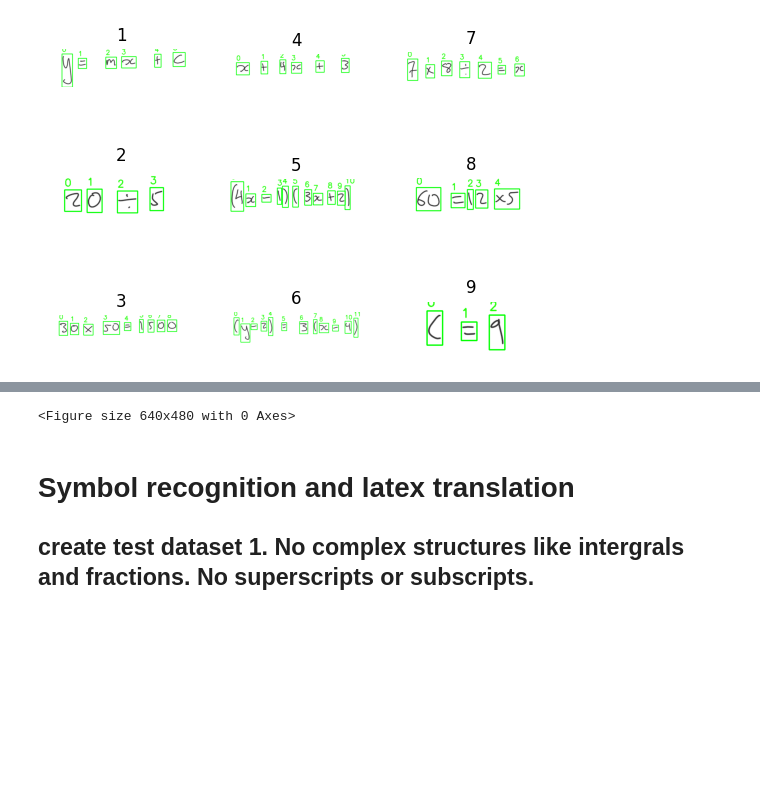
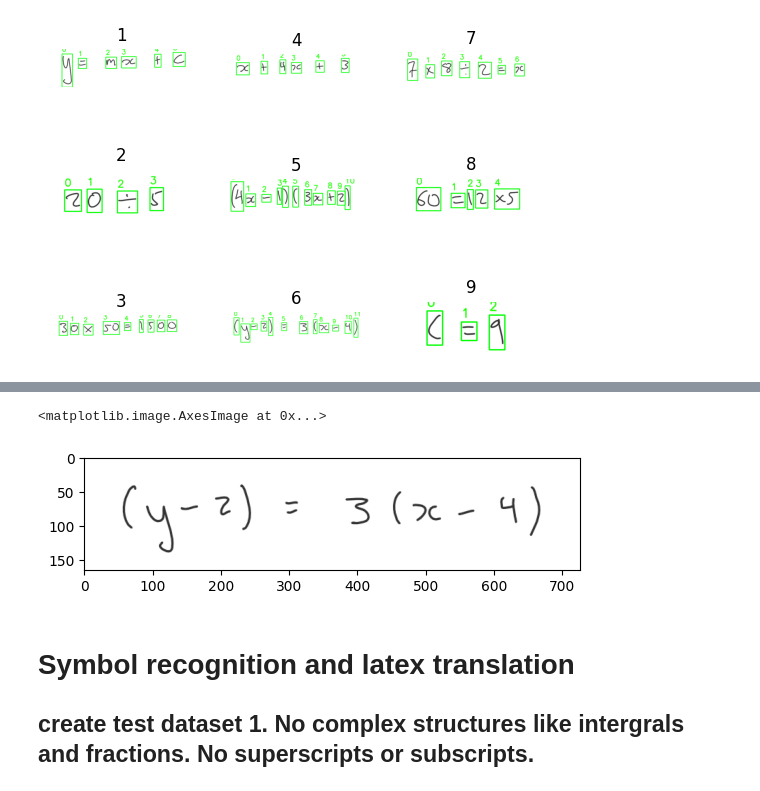
Before and after one commit to Beenben/HandMtoLat, a Jupyter notebook: boundingBoxSegmentation.ipynb, the cells around one changed output, grey strips where cells are left out. Saved outputs shown, nothing was run; the diff lists cells and outputs as text; code cells hidden in the pictures; blank space fills up the shorter version.

```diff
--- a/boundingBoxSegmentation.ipynb
+++ b/boundingBoxSegmentation.ipynb
@@ -387,10 +398,11 @@ model = keras.models.load_model(model_path, compile=True)
 
 classified_symbols = []
 for i in range(len(symbols)):
-    symbol = np.array(symbols[i])
+    symbol = symbols[i]
     y_pred = model.predict(tf.expand_dims(symbol, axis=0))
     symbol_class = numsToLatex[y_pred.argmax(axis=-1)[0]]
     classified_symbols.append(symbol_class)
 
 print(classified_symbols)
+plt.imshow(test_img)
 # %% [output]
@@ -398,4 +422,5 @@ TypeError: subplot() takes 1 or 3 positional arguments but 2 were given
-<Figure size 640x480 with 0 Axes>
+<matplotlib.image.AxesImage at 0x...>
+[figure, added]
 # %% [markdown]
 # Symbol recognition and latex translation
 
```
Also changed, not shown: parts of 3 cells of this notebook, 1 other file.
